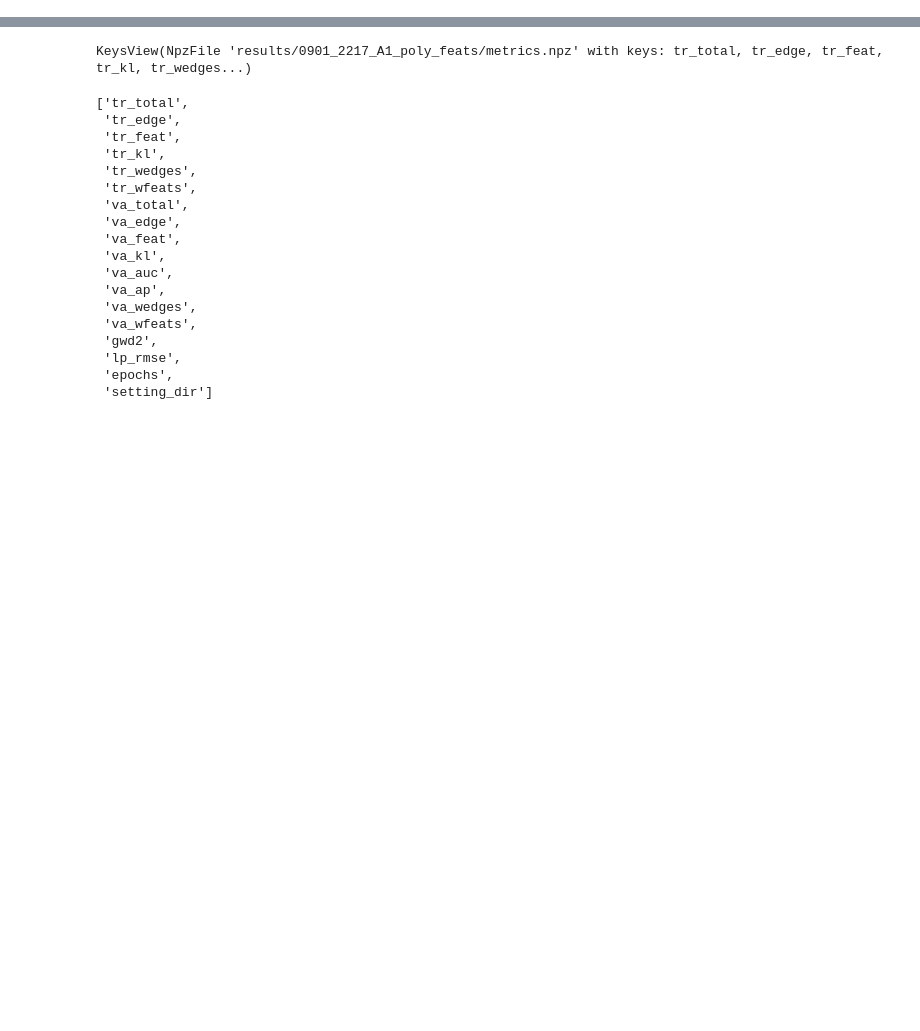
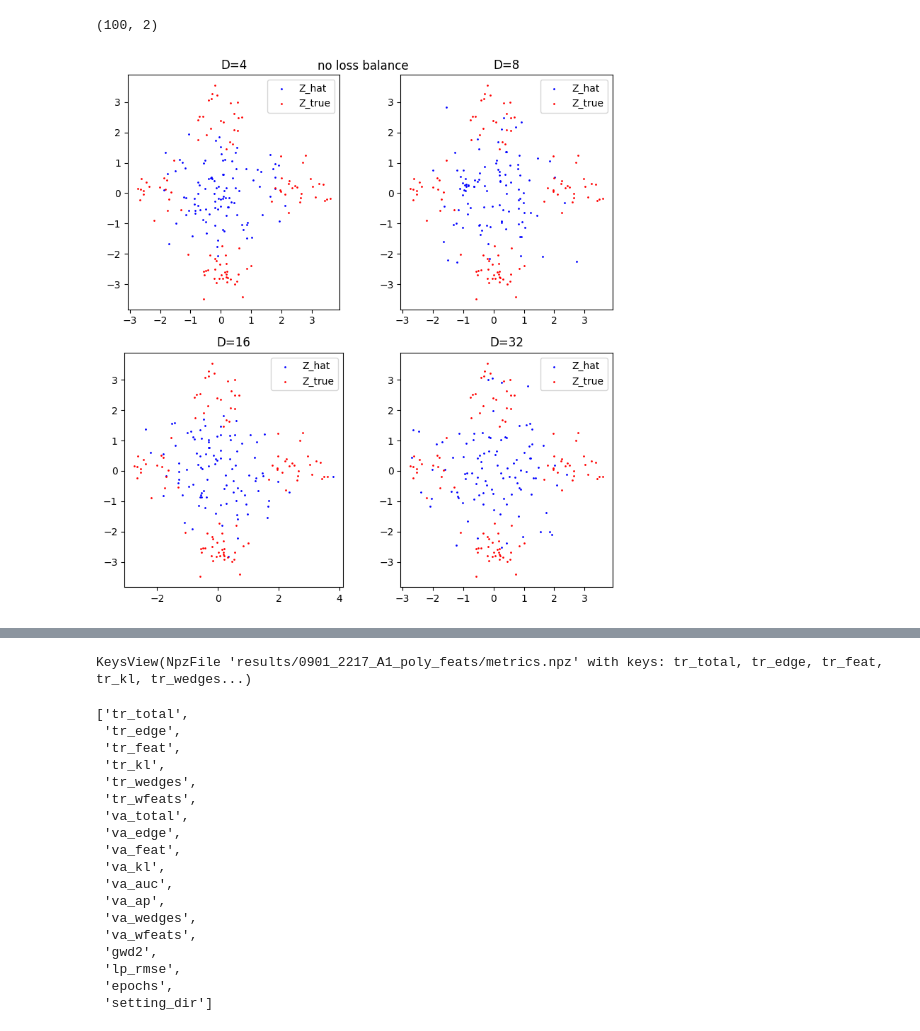
Before and after one commit to ZhangWan-byte/lpm, a Jupyter notebook: exp1_demo.ipynb, the cells around one changed output, grey strips where cells are left out. Saved outputs shown, nothing was run; the diff lists cells and outputs as text; code cells hidden in the pictures; blank space fills up the shorter version.

```diff
--- a/exp1_demo.ipynb
+++ b/exp1_demo.ipynb
@@ -1,3 +1,66 @@
 # %%
 import numpy as np
 import matplotlib.pyplot as plt
+# %%
+from exp1_test_batch import *
+
+def dim_reduce(X, Y, center=True, scale=False):
+    if center:
+        X = X - X.mean(axis=0)
+        Y = Y - Y.mean(axis=0)
+    if scale:
+        X = X / X.std(axis=0)
+        Y = Y / Y.std(axis=0)
+    U, _, Vt = np.linalg.svd(Y.T @ X, full_matrices=False)
+    R = U @ Vt
+    aligned = Y @ R
+    return aligned
+# %%
+LP_root = "./sim_data_batch/A1_poly_feats/"
+LP_dirs = [os.path.join(LP_root, d) for d in os.listdir(LP_root)]
+
+Z_trues = []
+for d in LP_dirs:
+    Z_true = np.load(os.path.join(d, f"{d.split('/')[-1]}_nodes.npz"))['positions']
+    Z_trues.append(Z_true)
+    break
+Z_trues = np.vstack(Z_trues)
+print(Z_trues.shape)
+
+i=0
+fig, axes = plt.subplots(2, 2, figsize=(8, 8))
+axes = axes.flatten()
+for test_root in [
+        "./results/0904_2037_A1_poly_feats/Zhat",
+        "./results/0903_2226_A1_poly_feats/Zhat",
+        "./results/0905_0035_A1_poly_feats/Zhat",
+        "./results/0903_2227_A1_poly_feats/Zhat"
+    ]:
+    test_graph_dirs = [os.path.join(test_root, d) for d in os.listdir(test_root)]
+
+    Z_hats = []
+    for d in test_graph_dirs:
+        Z_hat = np.load(d)
+        Z_hats.append(Z_hat)
+        break
+    Z_hats = np.vstack(Z_hats)
+    # print(Z_hats.shape)
+
+    Z_hat_dr = dim_reduce(X=Z_true, Y=Z_hat)
+    assert Z_hat_dr.shape == Z_trues.shape
+    # print(Z_hat_dr.shape)
+
+    ax = axes[i]
+    ax.scatter(Z_hat_dr[:, 0], Z_hat_dr[:, 1], s=1, c='b')
+    ax.scatter(Z_true[:, 0], Z_true[:, 1], s=1, c='r')
+    ax.legend(['Z_hat', 'Z_true'])
+    ax.set_aspect('equal')
+    ax.set_title(f'D={2**(i+2)}')
+
+    i += 1
+plt.tight_layout()
+plt.suptitle("no loss balance")
+plt.show()
+# %% [output]
+(100, 2)
+[figure, added]
```
Also changed, not shown: parts of 4 cells of this notebook, 3 other files.
